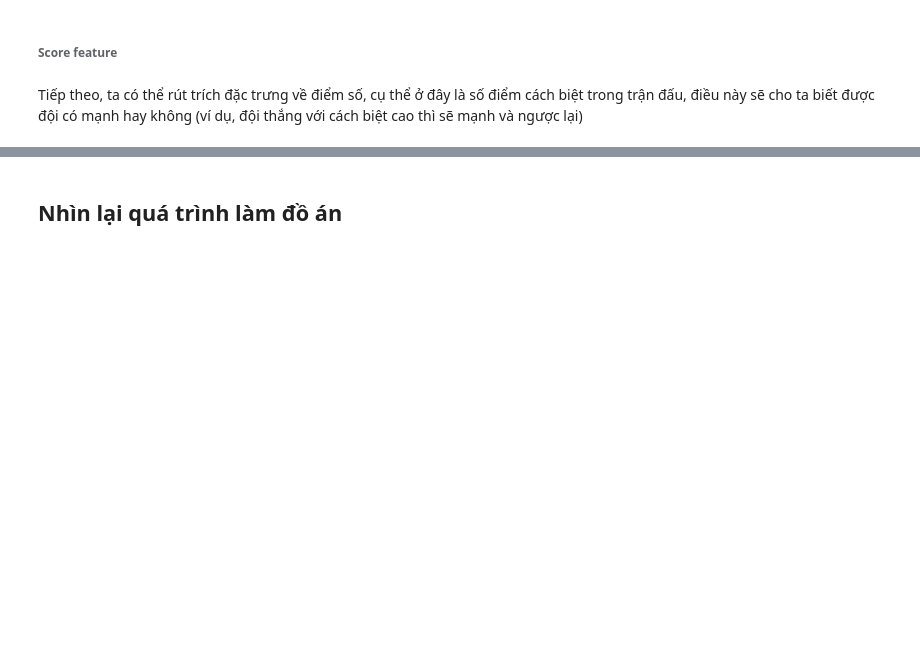
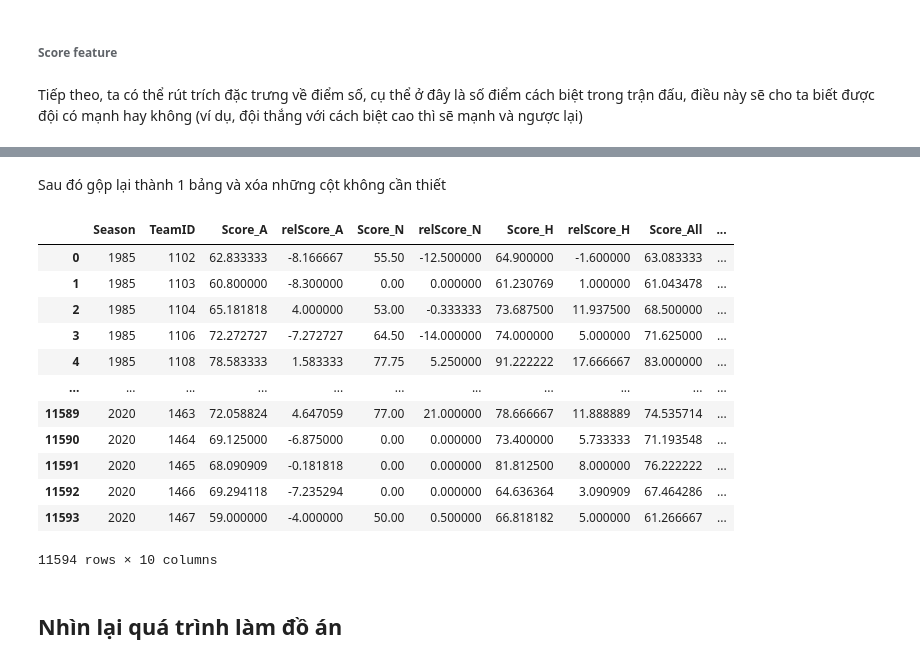
Before and after one commit to nomiku1999/KTDLUD, a Jupyter notebook: Report.ipynb, the cells around one changed output, grey strips where cells are left out. Drawn from its saved outputs; the diff is of its cells as text; code cells hidden in the pictures; blank space fills up the shorter version.

```diff
--- a/Report.ipynb
+++ b/Report.ipynb
@@ -417,0 +433,4 @@ Tiếp theo, ta có thể rút trích đặc trưng về điểm số, cụ th
+# %%
+w_scr = MRSCResults.loc[:, ['Season', 'WTeamID', 'WScore', 'WLoc','relScore']]
+w_scr.columns = ['Season', 'TeamID','Score','Loc','relScore']
+w_scr
@@ -417,0 +453,7 @@ Tiếp theo, ta có thể rút trích đặc trưng về điểm số, cụ th
+# %%
+l_scr = MRSCResults.loc[:, ['Season', 'LTeamID', 'LScore', 'WLoc','relScore']]
+l_scr['WLoc'] = l_scr.WLoc.apply(lambda x: 'H' if x == 'A' else 'A' \
+                                 if x == 'H' else 'N')
+l_scr['relScore'] = -1 * l_scr.relScore
+l_scr.columns = ['Season', 'TeamID','Score','Loc','relScore']
+l_scr
@@ -417,0 +476,3 @@ Tiếp theo, ta có thể rút trích đặc trưng về điểm số, cụ th
+# %%
+wl_scr = pd.concat([w_scr,l_scr])
+wl_scr
@@ -417,0 +495,13 @@ Tiếp theo, ta có thể rút trích đặc trưng về điểm số, cụ th
+# %%
+A_scr = wl_scr[wl_scr.Loc == 'A'].groupby(['Season','TeamID'])\
+        ['Score','relScore'].mean()\
+        .rename(columns={"Score": "Score_A", "relScore": "relScore_A"})
+N_scr = wl_scr[wl_scr.Loc == 'N'].groupby(['Season','TeamID'])\
+        ['Score','relScore'].mean()\
+        .rename(columns={"Score": "Score_N", "relScore": "relScore_N"})
+H_scr = wl_scr[wl_scr.Loc == 'H'].groupby(['Season','TeamID'])\
+        ['Score','relScore'].mean()\
+        .rename(columns={"Score": "Score_H", "relScore": "relScore_H"})
+All_scr = wl_scr.groupby(['Season','TeamID'])['Score','relScore']\
+    .mean().rename(columns={"Score": "Score_All", "relScore": "relScore_All"})
+H_scr
@@ -418,3 +523,24 @@ Tiếp theo, ta có thể rút trích đặc trưng về điểm số, cụ th
+# %% [markdown]
+Sau đó gộp lại thành 1 bảng và xóa những cột không cần thiết
+# %%
+scr = A_scr.join(N_scr, how='outer').join(H_scr, how='outer')\
+    .join(All_scr, how='outer').fillna(0).reset_index()
+del w_scr, l_scr, wl_scr, A_scr, H_scr, N_scr, All_scr
+scr
+# %% [output]
+|  | Season | TeamID | Score_A | relScore_A | Score_N | relScore_N | Score_H | relScore_H | Score_All | ... |
+| 0 | 1985 | 1102 | 62.833333 | -8.166667 | 55.50 | -12.500000 | 64.900000 | -1.600000 | 63.083333 | ... |
+| 1 | 1985 | 1103 | 60.800000 | -8.300000 | 0.00 | 0.000000 | 61.230769 | 1.000000 | 61.043478 | ... |
+| 2 | 1985 | 1104 | 65.181818 | 4.000000 | 53.00 | -0.333333 | 73.687500 | 11.937500 | 68.500000 | ... |
+| 3 | 1985 | 1106 | 72.272727 | -7.272727 | 64.50 | -14.000000 | 74.000000 | 5.000000 | 71.625000 | ... |
+| 4 | 1985 | 1108 | 78.583333 | 1.583333 | 77.75 | 5.250000 | 91.222222 | 17.666667 | 83.000000 | ... |
+| ... | ... | ... | ... | ... | ... | ... | ... | ... | ... | ... |
+| 11589 | 2020 | 1463 | 72.058824 | 4.647059 | 77.00 | 21.000000 | 78.666667 | 11.888889 | 74.535714 | ... |
+| 11590 | 2020 | 1464 | 69.125000 | -6.875000 | 0.00 | 0.000000 | 73.400000 | 5.733333 | 71.193548 | ... |
+| 11591 | 2020 | 1465 | 68.090909 | -0.181818 | 0.00 | 0.000000 | 81.812500 | 8.000000 | 76.222222 | ... |
+| 11592 | 2020 | 1466 | 69.294118 | -7.235294 | 0.00 | 0.000000 | 64.636364 | 3.090909 | 67.464286 | ... |
+| 11593 | 2020 | 1467 | 59.000000 | -4.000000 | 50.00 | 0.500000 | 66.818182 | 5.000000 | 61.266667 | ... |
+11594 rows × 10 columns
 # %% [markdown]
 ## Nhìn lại quá trình làm đồ án
 # %% [markdown]
```
Also changed, not shown: parts of 13 cells of this notebook.
